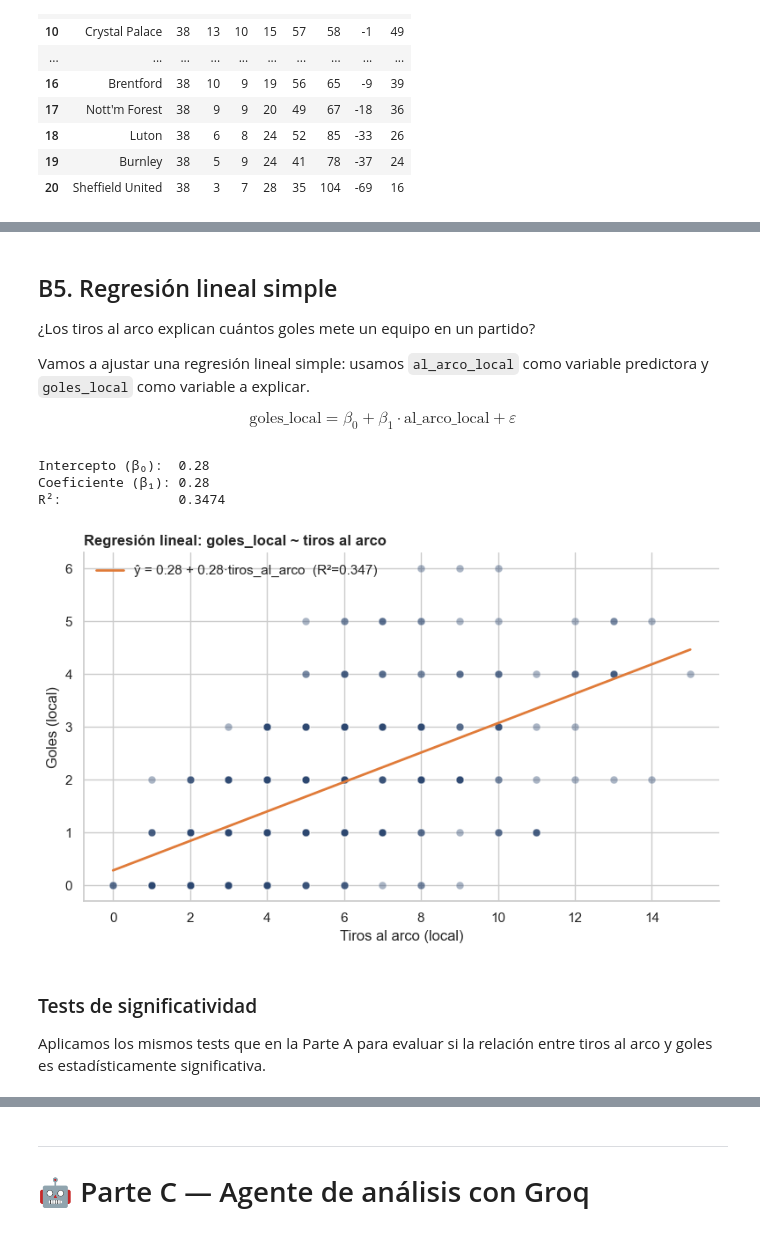
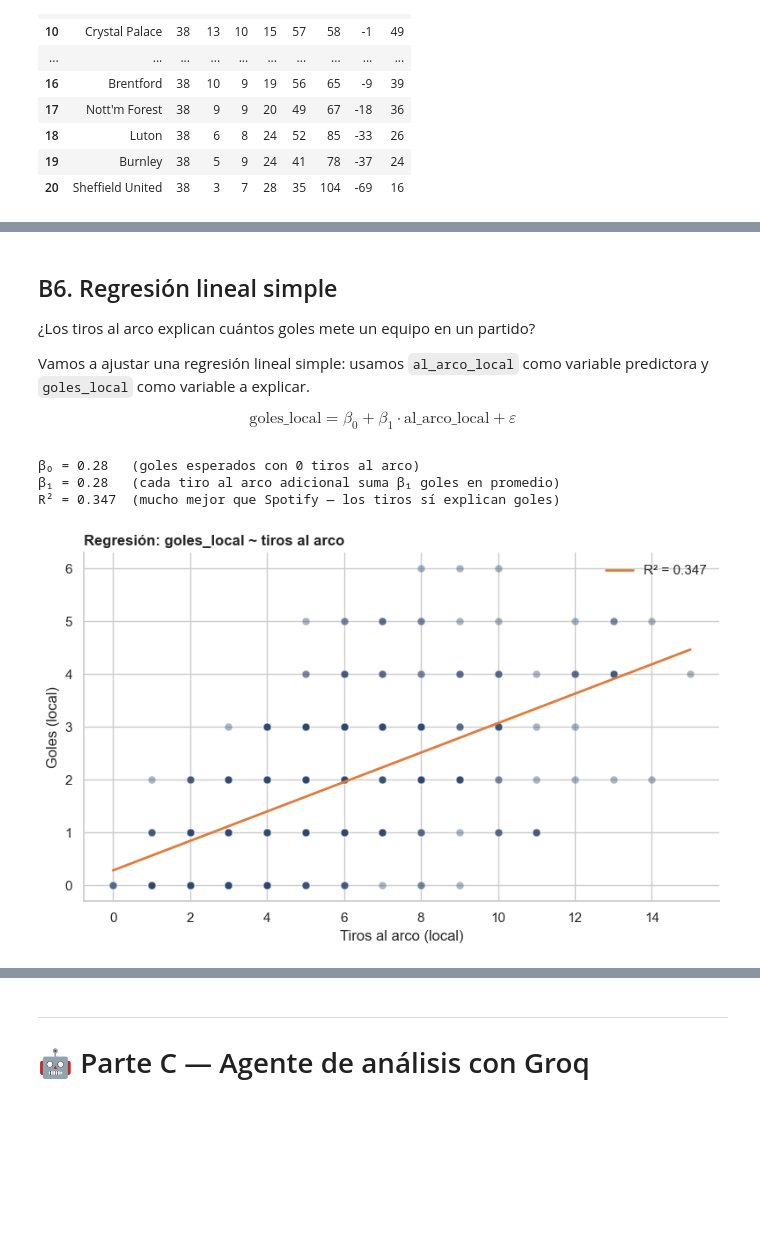
Before and after one commit to SantiDrelewicz/Laboratorio-de-metodos-Cuantitativos-Aplicados-a-la-gestion, a Jupyter notebook: notebooks/17-Manejo_de_datos_estructurados.ipynb, the cells around one changed output, grey strips where cells are left out. Drawn from its saved outputs; the diff is of its cells as text; code cells hidden in the pictures; blank space fills up the shorter version.

```diff
--- a/notebooks/17-Manejo_de_datos_estructurados.ipynb
+++ b/notebooks/17-Manejo_de_datos_estructurados.ipynb
@@ -583,5 +694,5 @@ plt.show()
 # %% [markdown]
-## B5. Regresión lineal simple
+## B6. Regresión lineal simple
 
 ¿Los tiros al arco explican cuántos goles mete un equipo en un partido?
 
@@ -590,45 +701,35 @@ Vamos a ajustar una regresión lineal simple: usamos `al_arco_local` como variab
 $$\text{goles\_local} = \beta_0 + \beta_1 \cdot \text{al\_arco\_local} + \varepsilon$$
 # %%
 from sklearn.linear_model import LinearRegression
-from sklearn.metrics import r2_score
 
-# Variable predictora y variable objetivo
-X_pl = pl[["al_arco_local"]].values
-y_pl = pl["goles_local"].values
+X_pl = pl[["al_arco_local"]].values   # predictor: tiros al arco (array 2D)
+y_pl = pl["goles_local"].values       # variable a predecir: goles (array 1D)
 
-# Ajustar el modelo
-modelo_pl = LinearRegression()
-modelo_pl.fit(X_pl, y_pl)
+modelo_pl = LinearRegression().fit(X_pl, y_pl)   # ajustar el modelo
 
-# Resultados
-print(f"Intercepto (β₀):  {modelo_pl.intercept_:.2f}")
-print(f"Coeficiente (β₁): {modelo_pl.coef_[0]:.2f}")
-print(f"R²:               {r2_score(y_pl, modelo_pl.predict(X_pl)):.4f}")
+print(f"β₀ = {modelo_pl.intercept_:.2f}   (goles esperados con 0 tiros al arco)")
+print(f"β₁ = {modelo_pl.coef_[0]:.2f}   (cada tiro al arco adicional suma β₁ goles en promedio)")
+print(f"R² = {modelo_pl.score(X_pl, y_pl):.3f}  (mucho mejor que Spotify — los tiros sí explican goles)")
 # %% [output]
-Intercepto (β₀):  0.28
-Coeficiente (β₁): 0.28
-R²:               0.3474
+β₀ = 0.28   (goles esperados con 0 tiros al arco)
+β₁ = 0.28   (cada tiro al arco adicional suma β₁ goles en promedio)
+R² = 0.347  (mucho mejor que Spotify — los tiros sí explican goles)
 # %%
-# Visualización: scatter + línea de regresión
+# 100 puntos equidistantes para dibujar la línea de regresión
 x_rango_pl = np.linspace(X_pl.min(), X_pl.max(), 100).reshape(-1, 1)
-y_pred_pl  = modelo_pl.predict(x_rango_pl)
 
 fig, ax = plt.subplots(figsize=(8, 5))
 sns.scatterplot(x=pl["al_arco_local"], y=pl["goles_local"],
-                alpha=0.4, color="#2c4770", s=40, ax=ax)
-ax.plot(x_rango_pl, y_pred_pl, color="#e07b39", linewidth=2,
-        label=f"ŷ = {modelo_pl.intercept_:.2f} + {modelo_pl.coef_[0]:.2f}·tiros_al_arco  (R²={r2_score(y_pl, modelo_pl.predict(X_pl)):.3f})")
-
-ax.set_title("Regresión lineal: goles_local ~ tiros al arco", loc="left", fontweight="bold")
+                alpha=0.4, color="#2c4770", s=40, ax=ax)   # un punto por partido
+ax.plot(x_rango_pl, modelo_pl.predict(x_rango_pl),         # línea de regresión ajustada
+        color="#e07b39", linewidth=2,
+        label=f"R² = {modelo_pl.score(X_pl, y_pl):.3f}")
+ax.set_title("Regresión: goles_local ~ tiros al arco", loc="left", fontweight="bold")
 ax.set_xlabel("Tiros al arco (local)")
 ax.set_ylabel("Goles (local)")
 ax.legend(frameon=False)
 sns.despine()
 plt.tight_layout()
 plt.show()
 # %% [output]
-[figure, old version]
+[figure, new version]
-# %% [markdown]
-### Tests de significatividad
-
-Aplicamos los mismos tests que en la Parte A para evaluar si la relación entre tiros al arco y goles es estadísticamente significativa.
```
Also changed, not shown: parts of 54 cells of this notebook.
